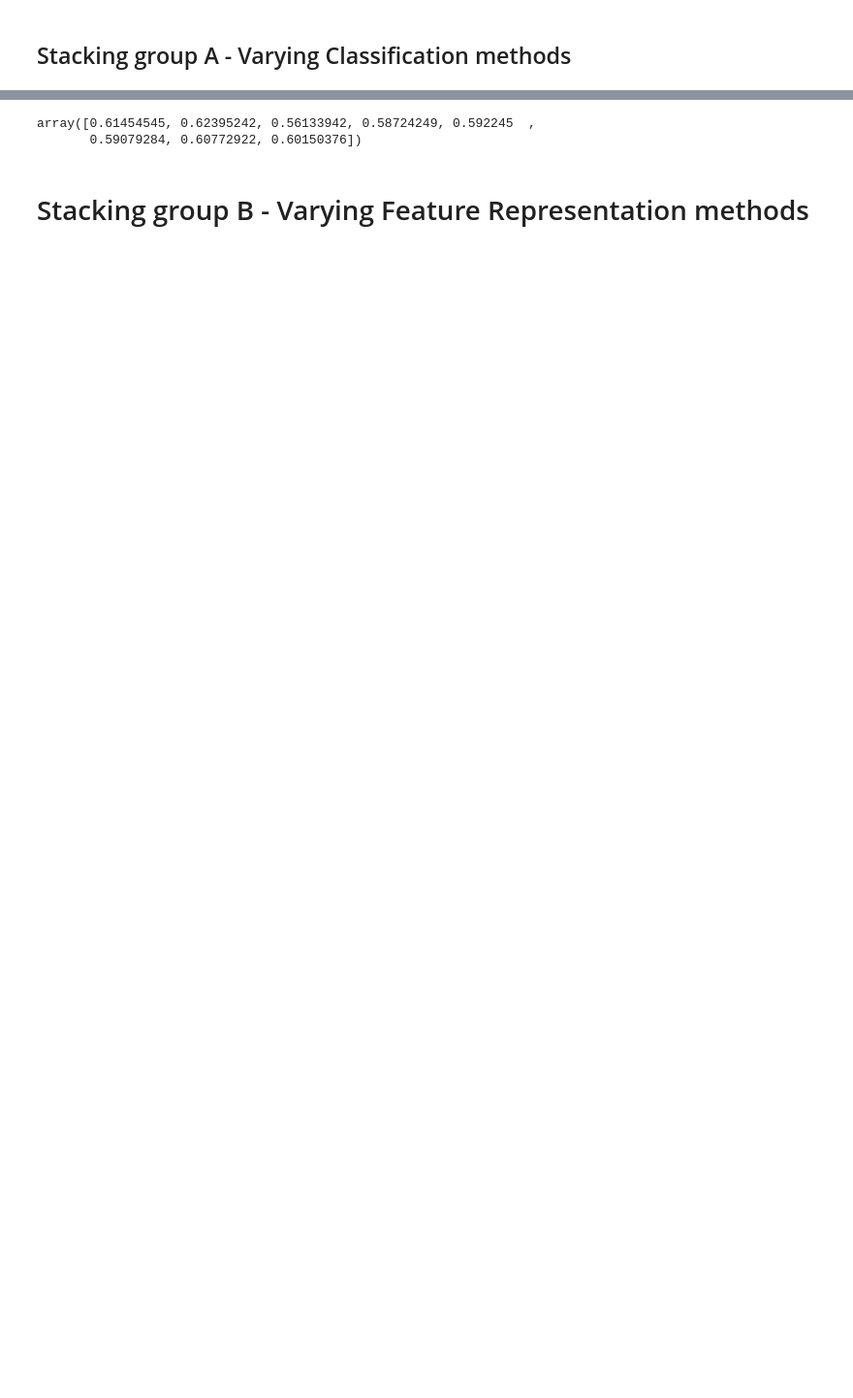
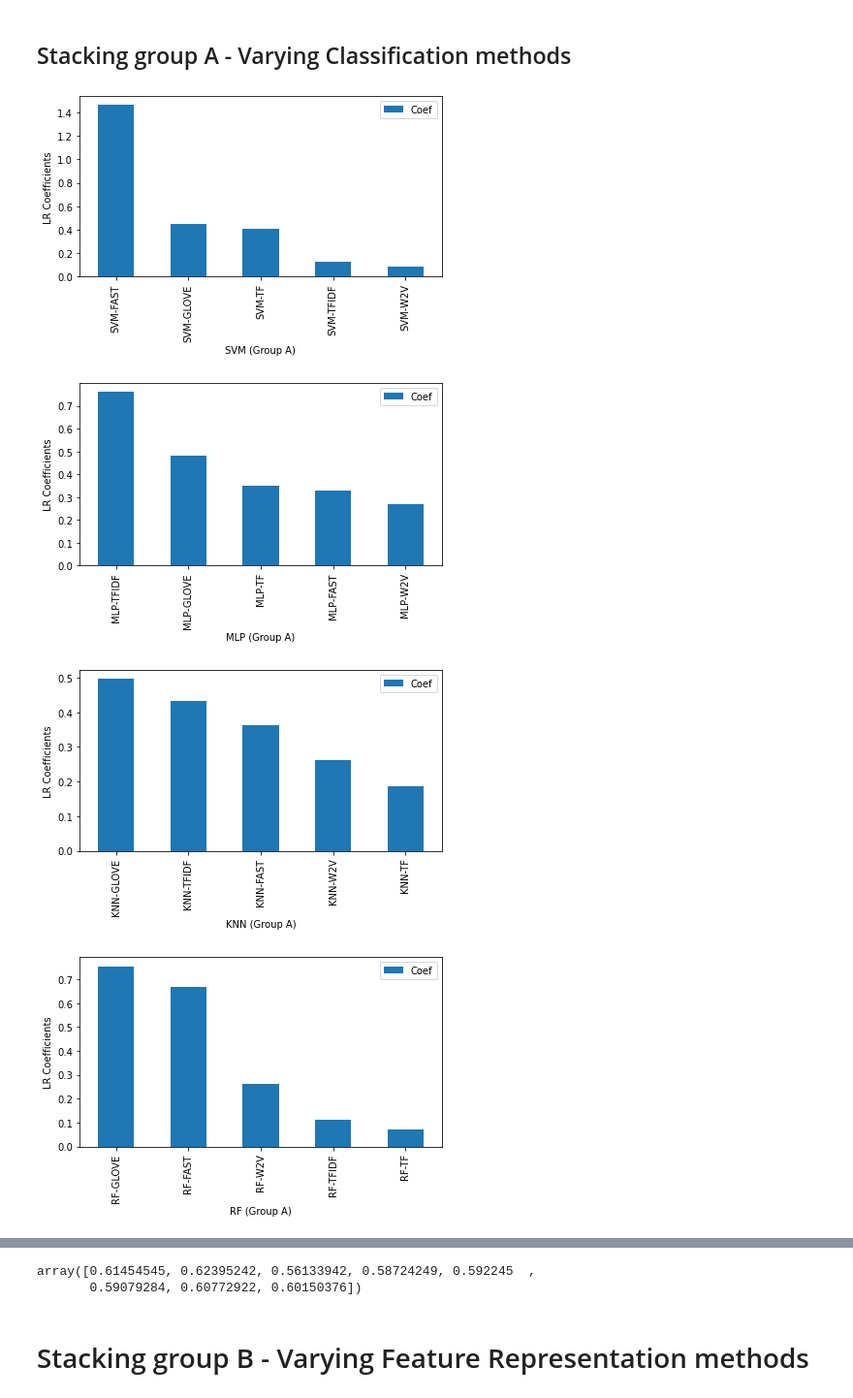
Before and after one commit to Menelau/Hate-Speech-MCS, a Jupyter notebook: Stacking-hateval.ipynb, the cells around one changed output, grey strips where cells are left out. Shown at 97% size. Drawn from its saved outputs; the diff is of its cells as text; code cells hidden in the pictures; blank space fills up the shorter version.

Commit message:
-adding coefficients

```diff
--- a/Stacking-hateval.ipynb
+++ b/Stacking-hateval.ipynb
@@ -28,15 +19,59 @@ stacking = LogisticRegression()
+# %%
+def filter_df_train_test(train_df, test_df, name, filter_first=True):
+    train = train_df.filter(regex=name, axis=1)
+    test = test_df.filter(regex=name, axis=1)
+    return train.to_numpy(), test.to_numpy(), train.columns
+
+def filter_collinearity(X_train, X_test):
+    X_train = X_train[:, ::2]
+    X_test = X_test[:, ::2]
+    return X_train, X_test
+stacking = LogisticRegression()
+
+def generate_confusion_matrix(stacking, X_test, labels_test, name):
+    disp = plot_confusion_matrix(stacking, X_test,
+                             labels_test, cmap=plt.cm.Blues, display_labels=['Non-hateful', 'hateful'])
+    disp.ax_.set_title(name)
+    plt.tight_layout()
+    plt.savefig('confusion_matrix_' + name+'.pdf', dpi=300)
+
+def create_coefficient_plot(coefs, names, group, savename):
+    log_odds = np.exp(coefs.T)
+    log_odds = pd.DataFrame(log_odds,names,['Coef']).sort_values(by='Coef', ascending=False)
+    log_odds.round(3)
+    log_odds.plot.bar()
+    plt.ylabel('LR Coefficients')
+    plt.xlabel(group)
+    plt.tight_layout()
+    plt.savefig(savename+'.pdf', dpi=300)
+
+def organize_names_df(names):
+    names_coeffs = names[::2]
+    names_coeffs = [name.replace("-0", "") for name in names_coeffs]
+    names_coeffs = [name.replace("-CV", "-TF") for name in names_coeffs]
+    return names_coeffs
 # %% [markdown]
 ## Stacking group A - Varying Classification methods
 # %%
 algorithms_list = ['SVM', 'MLP', 'KNN', 'RF', 'EXTRA', 'CNN', 'LR', 'NB']
 stacking = LogisticRegression(class_weight='balanced')
 
 results_A = np.zeros(len(algorithms_list))
 
 for idx_alg, algorithm in enumerate(algorithms_list):
-    X_val, X_test = filter_df_train_test(probas_val, probas_test, algorithm)
+    X_val, X_test, cols = filter_df_train_test(probas_val, probas_test, algorithm)
     X_val, X_test = filter_collinearity(X_val, X_test)
     stacking.fit(X_val, labels_val)
     y_pred = stacking.predict(X_test)
     score = f1_score(labels_test, y_pred)
     results_A[idx_alg] = score
+    name = "Confusion Matrix "+algorithm+" (Group A)"
+
+    feature_names = organize_names_df(cols)
+    create_coefficient_plot(stacking.coef_, feature_names, algorithm+" (Group A)", "Coefficients Group A - "+algorithm)
+#    generate_confusion_matrix(stacking, X_test, labels_test, name)
+# %% [output]
+[figure, added]
+[figure, added]
+[figure, added]
+[figure, added]
```
Also changed, not shown: parts of 26 cells of this notebook, 1 other file.
